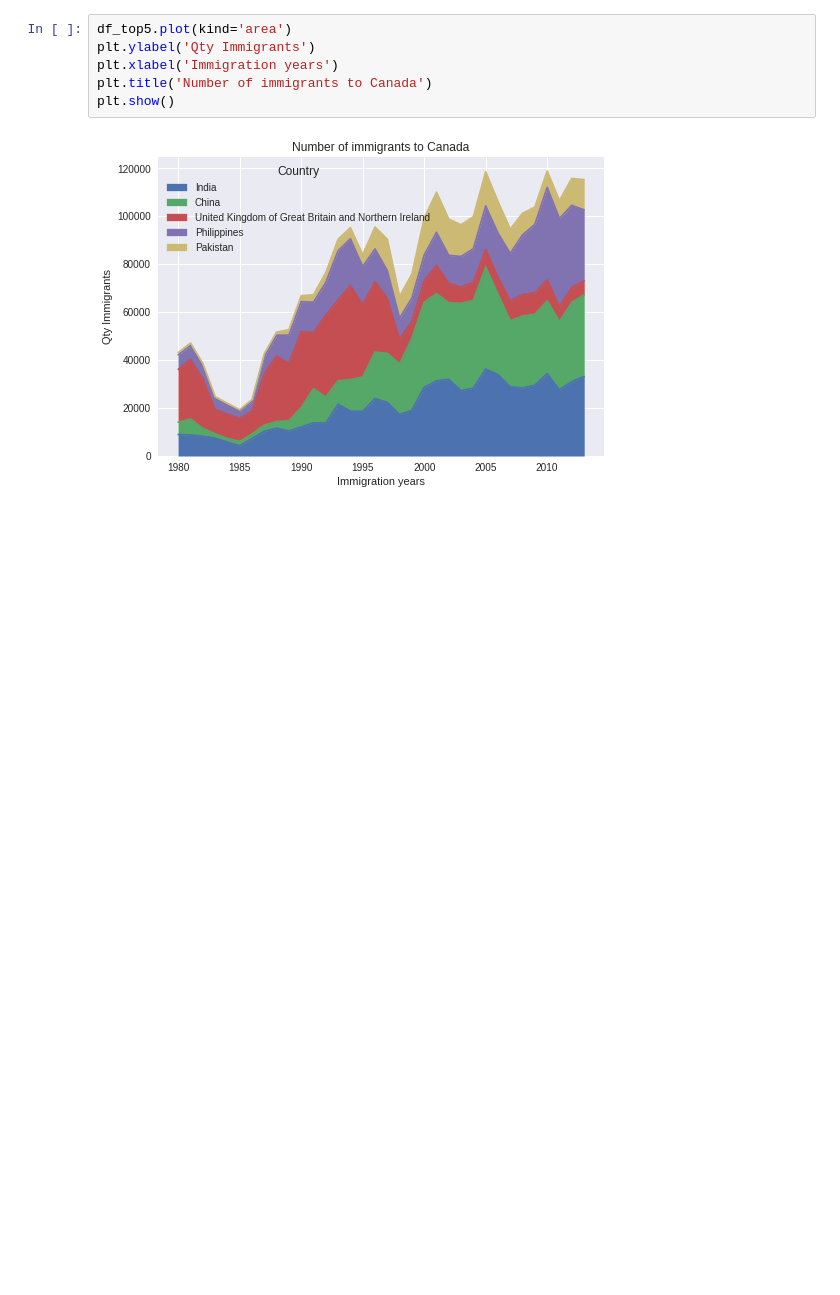
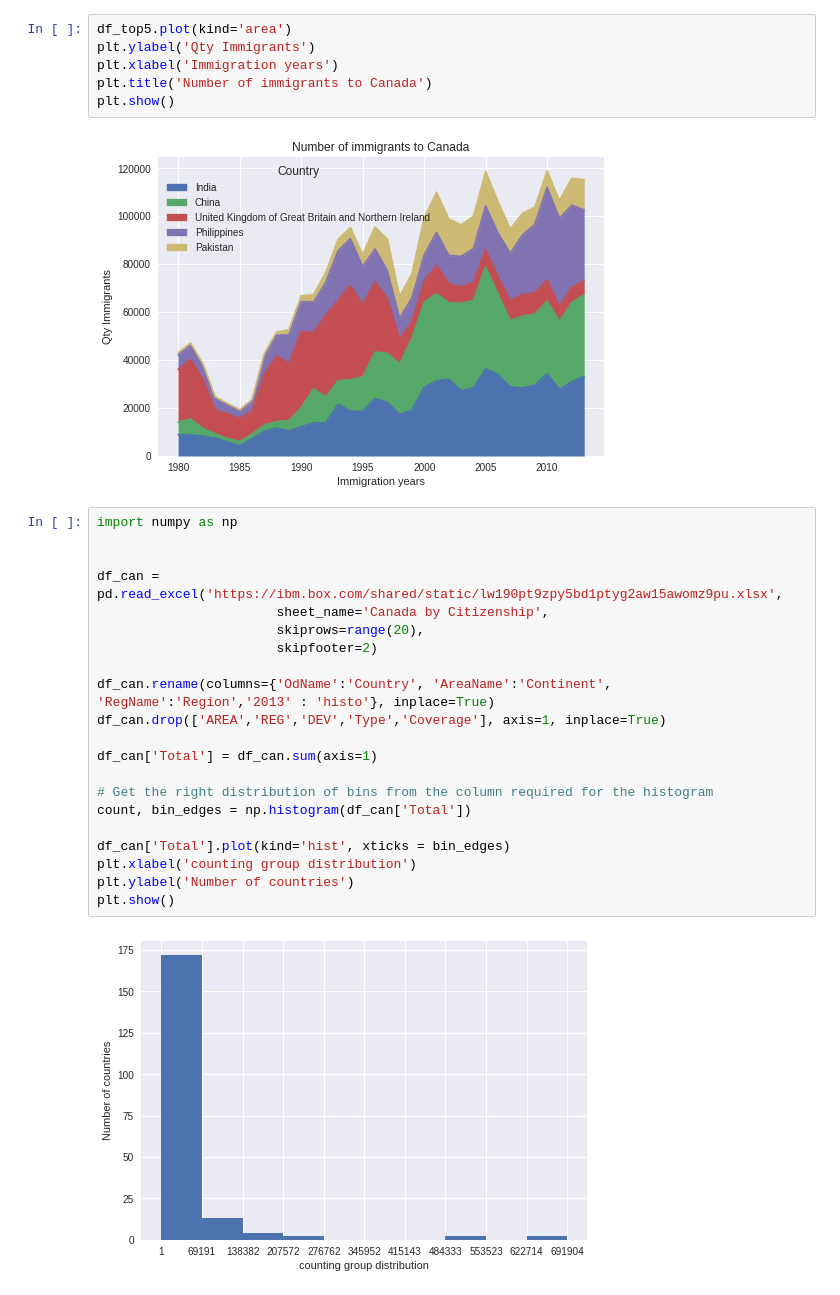
Before and after one commit to AndresUrregoAngel/Python, a Jupyter notebook: ML/Figures.ipynb, the cells around one changed output. Drawn from its saved outputs; the diff is of its cells as text; blank space fills up the shorter version.

```diff
--- a/ML/Figures.ipynb
+++ b/ML/Figures.ipynb
@@ -142,3 +142,26 @@ plt.title('Number of immigrants to Canada')
 plt.show()
 # %% [output]
 [figure]
+# %%
+import numpy as np
+
+
+df_can = pd.read_excel('https://ibm.box.com/shared/static/lw190pt9zpy5bd1ptyg2aw15awomz9pu.xlsx',
+                       sheet_name='Canada by Citizenship',
+                       skiprows=range(20),
+                       skipfooter=2)
+
+df_can.rename(columns={'OdName':'Country', 'AreaName':'Continent', 'RegName':'Region','2013' : 'histo'}, inplace=True)
+df_can.drop(['AREA','REG','DEV','Type','Coverage'], axis=1, inplace=True)
+
+df_can['Total'] = df_can.sum(axis=1)
+
+# Get the right distribution of bins from the column required for the histogram
+count, bin_edges = np.histogram(df_can['Total'])
+
+df_can['Total'].plot(kind='hist', xticks = bin_edges)
+plt.xlabel('counting group distribution')
+plt.ylabel('Number of countries')
+plt.show()
+# %% [output]
+[figure, added]
```
